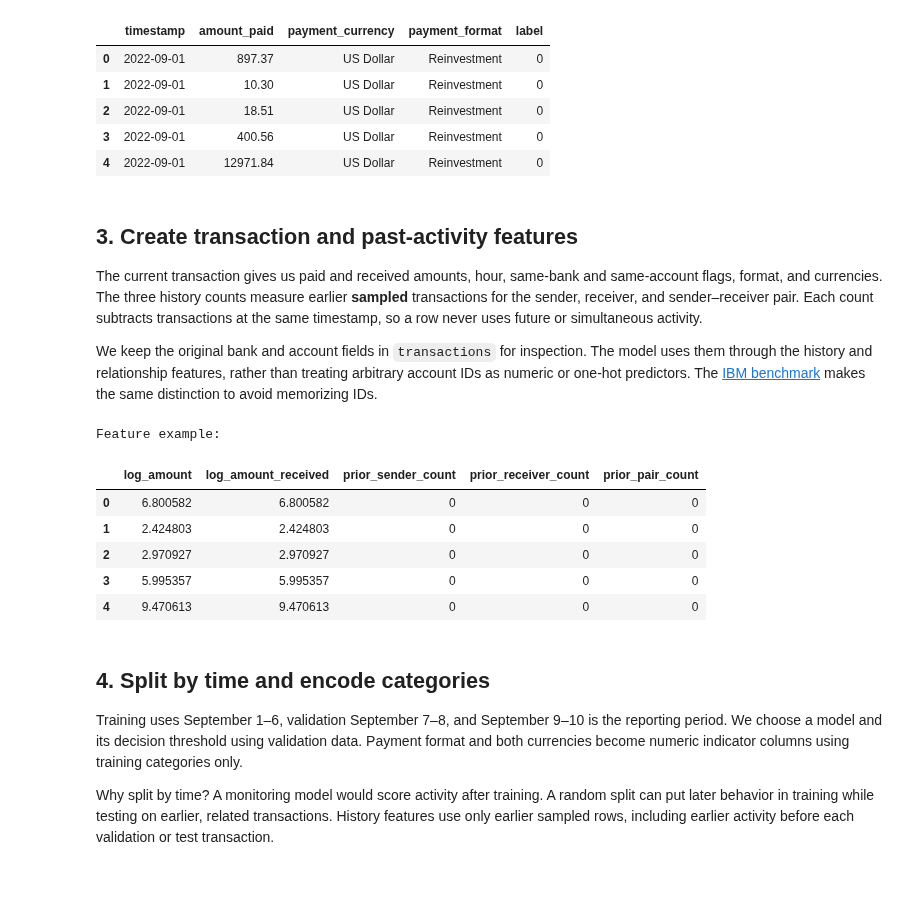
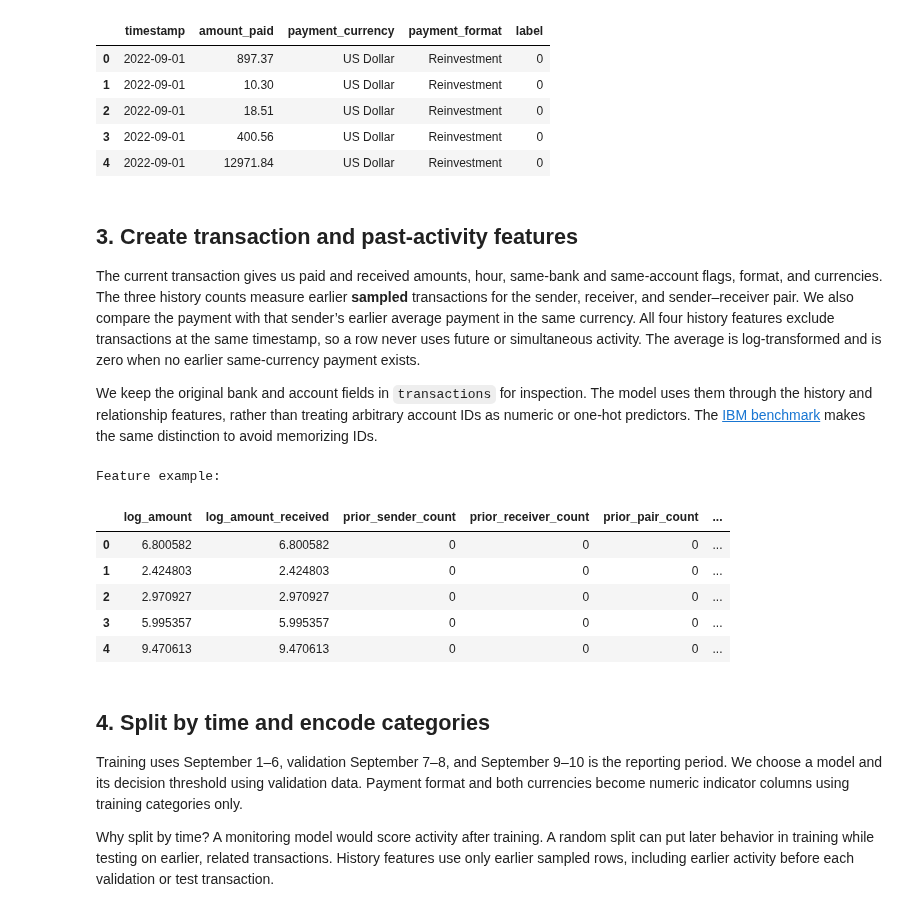
Before and after one commit to codewithdaniel1/Explainable-AML-Transaction-Monitoring, a Jupyter notebook: aml_modeling.ipynb, the cells around one changed output. Cells and saved outputs as stored; diff of their text form; code cells hidden in the pictures; blank space fills up the shorter version.

```diff
--- a/aml_modeling.ipynb
+++ b/aml_modeling.ipynb
@@ -82,40 +82,56 @@ Positive labels: 2,271 (0.089%)
 # %% [markdown]
 ## 3. Create transaction and past-activity features
 
-The current transaction gives us paid and received amounts, hour, same-bank and same-account flags, format, and currencies. The three history counts measure earlier **sampled** transactions for the sender, receiver, and sender–receiver pair. Each count subtracts transactions at the same timestamp, so a row never uses future or simultaneous activity.
+The current transaction gives us paid and received amounts, hour, same-bank and same-account flags, format, and currencies. The three history counts measure earlier **sampled** transactions for the sender, receiver, and sender–receiver pair. We also compare the payment with that sender’s earlier average payment in the same currency. All four history features exclude transactions at the same timestamp, so a row never uses future or simultaneous activity. The average is log-transformed and is zero when no earlier same-currency payment exists.
 
 We keep the original bank and account fields in `transactions` for inspection. The model uses them through the history and relationship features, rather than treating arbitrary account IDs as numeric or one-hot predictors. The [IBM benchmark](https://papers.nips.cc/paper/2023/file/5f38404edff6f3f642d6fa5892479c42-Paper-Datasets_and_Benchmarks.pdf) makes the same distinction to avoid memorizing IDs.
 # %%
 transactions["sender"] = transactions["from_bank"] + ":" + transactions["from_account"]
 transactions["receiver"] = transactions["to_bank"] + ":" + transactions["to_account"]
 for group_columns, feature_name in [
     (["sender"], "prior_sender_count"),
     (["receiver"], "prior_receiver_count"),
     (["sender", "receiver"], "prior_pair_count"),
 ]:
     transactions[feature_name] = (
         transactions.groupby(group_columns, sort=False).cumcount()
         - transactions.groupby(group_columns + ["timestamp"], sort=False).cumcount()
     )
 
+# Typical earlier payment size for this sender and payment currency.
+history_keys = ["sender", "payment_currency"]
+earlier_amount = (
+    transactions.groupby(history_keys, sort=False)["amount_paid"].cumsum()
+    - transactions.groupby(history_keys + ["timestamp"], sort=False)["amount_paid"].cumsum()
+)
+earlier_count = (
+    transactions.groupby(history_keys, sort=False).cumcount()
+    - transactions.groupby(history_keys + ["timestamp"], sort=False).cumcount()
+)
+transactions["log_prior_sender_mean_amount"] = np.log1p(
+    earlier_amount / earlier_count.replace(0, np.nan)
+).fillna(0).astype(np.float32)
+del earlier_amount, earlier_count
+
 transactions["log_amount"] = np.log1p(transactions["amount_paid"])
 transactions["log_amount_received"] = np.log1p(transactions["amount_received"])
 transactions["hour"] = transactions["timestamp"].dt.hour
 transactions["same_bank"] = (transactions["from_bank"] == transactions["to_bank"]).astype(int)
 transactions["same_account"] = (transactions["sender"] == transactions["receiver"]).astype(int)
 transactions = transactions.drop(columns=["sender", "receiver"])
 
 print("Feature example:")
 display(transactions[["log_amount", "log_amount_received", "prior_sender_count",
-                      "prior_receiver_count", "prior_pair_count"]].head())
+                      "prior_receiver_count", "prior_pair_count",
+                      "log_prior_sender_mean_amount"]].head())
 # %% [output]
 Feature example:
-|  | log_amount | log_amount_received | prior_sender_count | prior_receiver_count | prior_pair_count |
-| 0 | 6.800582 | 6.800582 | 0 | 0 | 0 |
-| 1 | 2.424803 | 2.424803 | 0 | 0 | 0 |
-| 2 | 2.970927 | 2.970927 | 0 | 0 | 0 |
-| 3 | 5.995357 | 5.995357 | 0 | 0 | 0 |
-| 4 | 9.470613 | 9.470613 | 0 | 0 | 0 |
+|  | log_amount | log_amount_received | prior_sender_count | prior_receiver_count | prior_pair_count | ... |
+| 0 | 6.800582 | 6.800582 | 0 | 0 | 0 | ... |
+| 1 | 2.424803 | 2.424803 | 0 | 0 | 0 | ... |
+| 2 | 2.970927 | 2.970927 | 0 | 0 | 0 | ... |
+| 3 | 5.995357 | 5.995357 | 0 | 0 | 0 | ... |
+| 4 | 9.470613 | 9.470613 | 0 | 0 | 0 | ... |
 # %% [markdown]
 ## 4. Split by time and encode categories
 
```
Also changed, not shown: parts of 5 cells of this notebook, 2 other files.
